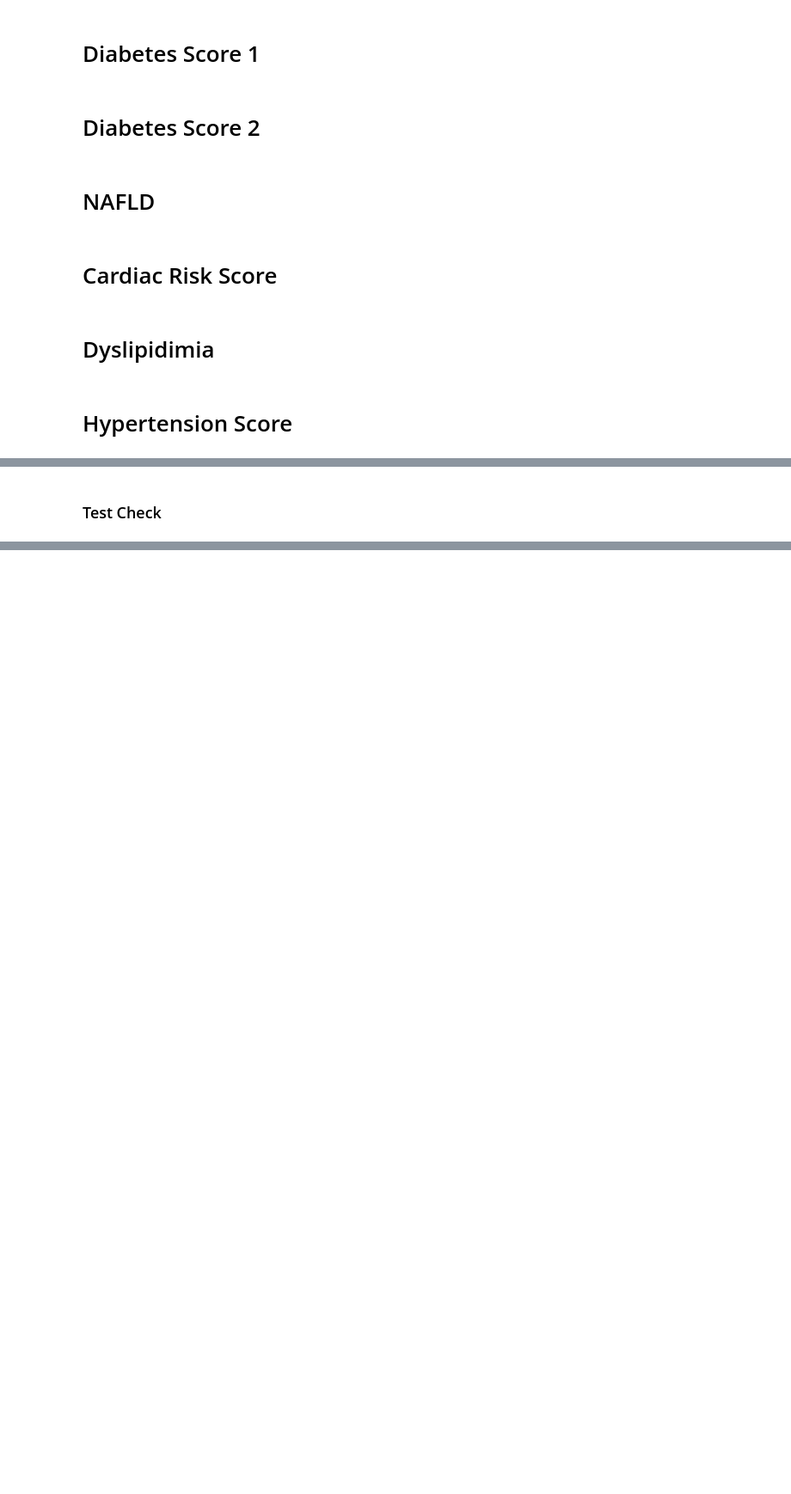
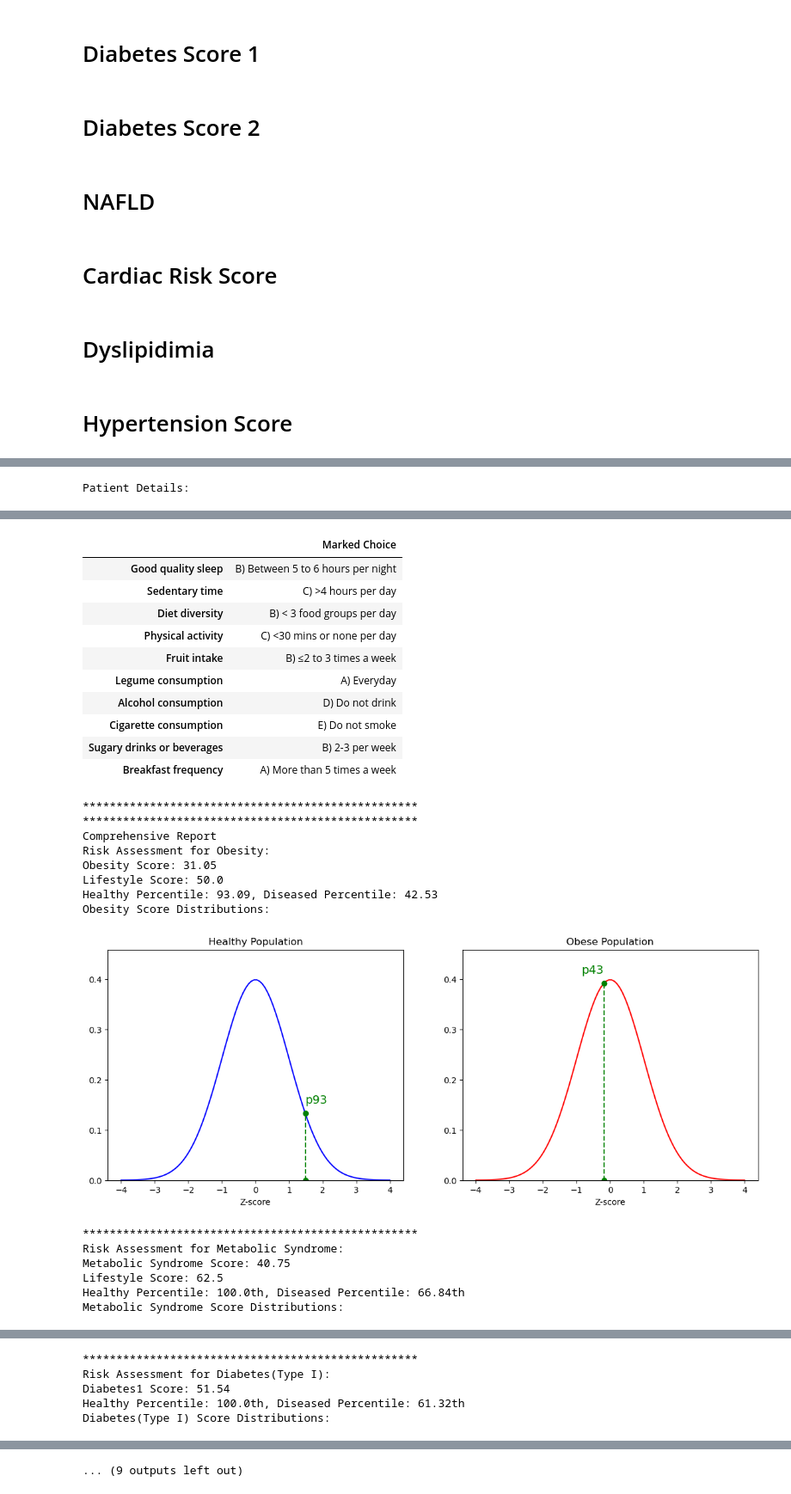
Before and after one commit to Sachi-27/iSURP-Metabolic-Health-, a Jupyter notebook: Novel Indexes.ipynb, the cells around one changed output, grey strips where cells are left out. Shown: that part at 86% size. Cells and saved outputs as stored; diff of their text form; code cells hidden in the pictures; blank space fills up the shorter version.

```diff
--- a/Novel Indexes.ipynb
+++ b/Novel Indexes.ipynb
@@ -444,5 +714,6 @@ P_I_17 = {
     'TC' : 246,
     'LDL' : 186,
     'SBP' : 132,
-    'DBP': 80
+    'DBP': 80,
+    'height': 149.2
 }
@@ -471,2 +719,0 @@ Healthy: 99.75th, Diseased: 83.62th
-# %% [markdown]
-### Test Check
@@ -478,0 +720,4 @@ Healthy: 99.75th, Diseased: 83.62th
+# %%
+generate_comprehensive_report(P_I_17, questions)
+# %% [output]
+Patient Details:
@@ -478,0 +759,26 @@ Healthy: 99.75th, Diseased: 83.62th
+|  | Marked Choice |
+| Good quality sleep | B) Between 5 to 6 hours per night |
+| Sedentary time | C) >4 hours per day |
+| Diet diversity | B) < 3 food groups per day |
+| Physical activity | C) <30 mins or none per day |
+| Fruit intake | B) ≤2 to 3 times a week |
+| Legume consumption | A) Everyday |
+| Alcohol consumption | D) Do not drink |
+| Cigarette consumption | E) Do not smoke |
+| Sugary drinks or beverages | B) 2-3 per week |
+| Breakfast frequency | A) More than 5 times a week |
+**************************************************
+**************************************************
+Comprehensive Report
+Risk Assessment for Obesity:
+Obesity Score: 31.05
+Lifestyle Score: 50.0
+Healthy Percentile: 93.09, Diseased Percentile: 42.53
+Obesity Score Distributions:
+[figure, added]
+**************************************************
+Risk Assessment for Metabolic Syndrome:
+Metabolic Syndrome Score: 40.75
+Lifestyle Score: 62.5
+Healthy Percentile: 100.0th, Diseased Percentile: 66.84th
+Metabolic Syndrome Score Distributions:
@@ -478,0 +786,5 @@ Healthy: 99.75th, Diseased: 83.62th
+**************************************************
+Risk Assessment for Diabetes(Type I):
+Diabetes1 Score: 51.54
+Healthy Percentile: 100.0th, Diseased Percentile: 61.32th
+Diabetes(Type I) Score Distributions:
@@ -478,0 +799 @@ Healthy: 99.75th, Diseased: 83.62th
+... (9 outputs left out)
```
Also changed, not shown: parts of 29 cells of this notebook.
